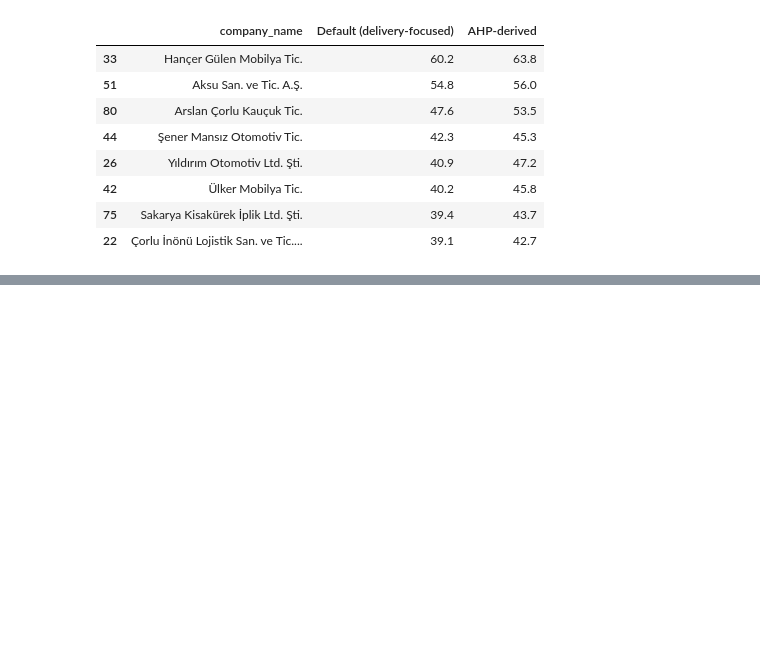
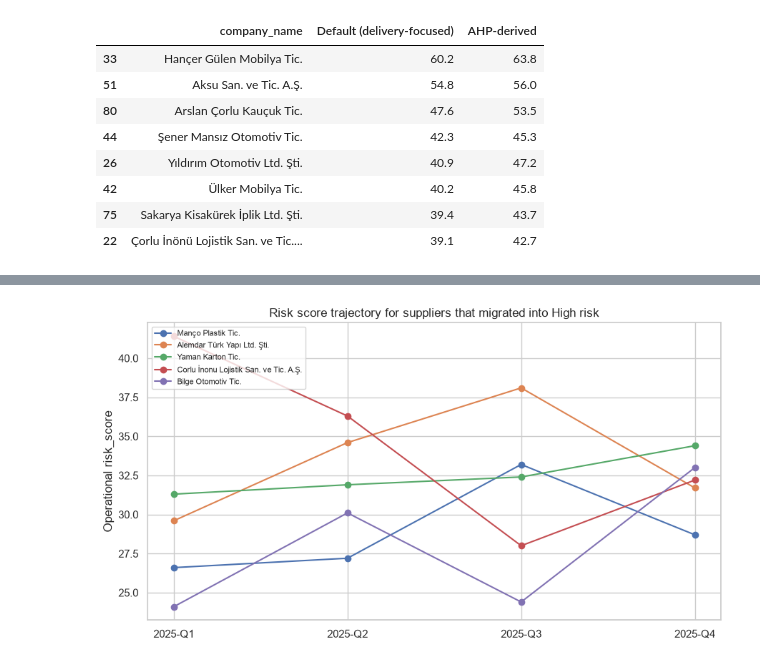
Before and after one commit to AykutKocer/supplier-risk-scoring, a Jupyter notebook: notebooks/supplier_risk_analysis.ipynb, the cells around one changed output, grey strips where cells are left out. Cells and saved outputs as stored; diff of their text form; code cells hidden in the pictures; blank space fills up the shorter version.

```diff
--- a/notebooks/supplier_risk_analysis.ipynb
+++ b/notebooks/supplier_risk_analysis.ipynb
@@ -436,0 +444,17 @@ Rank correlation (Spearman) between asserted-weight and AHP-weight rankings: 0.9
+# %%
+from risk_trend import detect_risk_migrations
+
+trend_df = pd.read_csv("../reports/supplier_risk_trend.csv", encoding="utf-8-sig")
+periods = sorted(trend_df["period"].unique())
+print(f"{trend_df['supplier_id'].nunique()} suppliers scored across {len(periods)} periods: {periods}")
+print()
+
+operational_migrations = detect_risk_migrations(trend_df, "risk_level")
+financial_migrations = detect_risk_migrations(trend_df, "financial_risk_level")
+print(f"Operational risk migrations (moved to a worse category): {len(operational_migrations)} "
+      f"across {operational_migrations['supplier_id'].nunique()} suppliers")
+print(f"Financial risk migrations (moved to a worse category):   {len(financial_migrations)} "
+      f"across {financial_migrations['supplier_id'].nunique()} suppliers")
+print()
+print("Sample of flagged operational migrations:")
+operational_migrations[["company_name", "period_from", "period_to", "level_from", "level_to"]].head(8)
@@ -437,3 +477,24 @@ Rank correlation (Spearman) between asserted-weight and AHP-weight rankings: 0.9
+# %%
+# Plot the risk_score trajectory for a handful of suppliers that migrated
+# into High risk at some point -- the concrete "would have been missed by a
+# single snapshot" case.
+migrated_to_high_ids = operational_migrations.loc[
+    operational_migrations["level_to"] == "High", "supplier_id"
+].unique()[:5]
+
+fig, ax = plt.subplots(figsize=(9, 5))
+for supplier_id in migrated_to_high_ids:
+    supplier_trend = trend_df[trend_df["supplier_id"] == supplier_id].sort_values("period")
+    label = supplier_trend["company_name"].iloc[-1]
+    ax.plot(supplier_trend["period"], supplier_trend["risk_score"], marker="o", label=label)
+
+ax.set_ylabel("Operational risk_score")
+ax.set_title("Risk score trajectory for suppliers that migrated into High risk")
+ax.legend(fontsize=8, loc="upper left")
+plt.tight_layout()
+plt.show()
+# %% [output]
+[figure, added]
 # %% [markdown]
 ## Key takeaways
 
```
Also changed, not shown: parts of 4 cells of this notebook, 9 other files.
